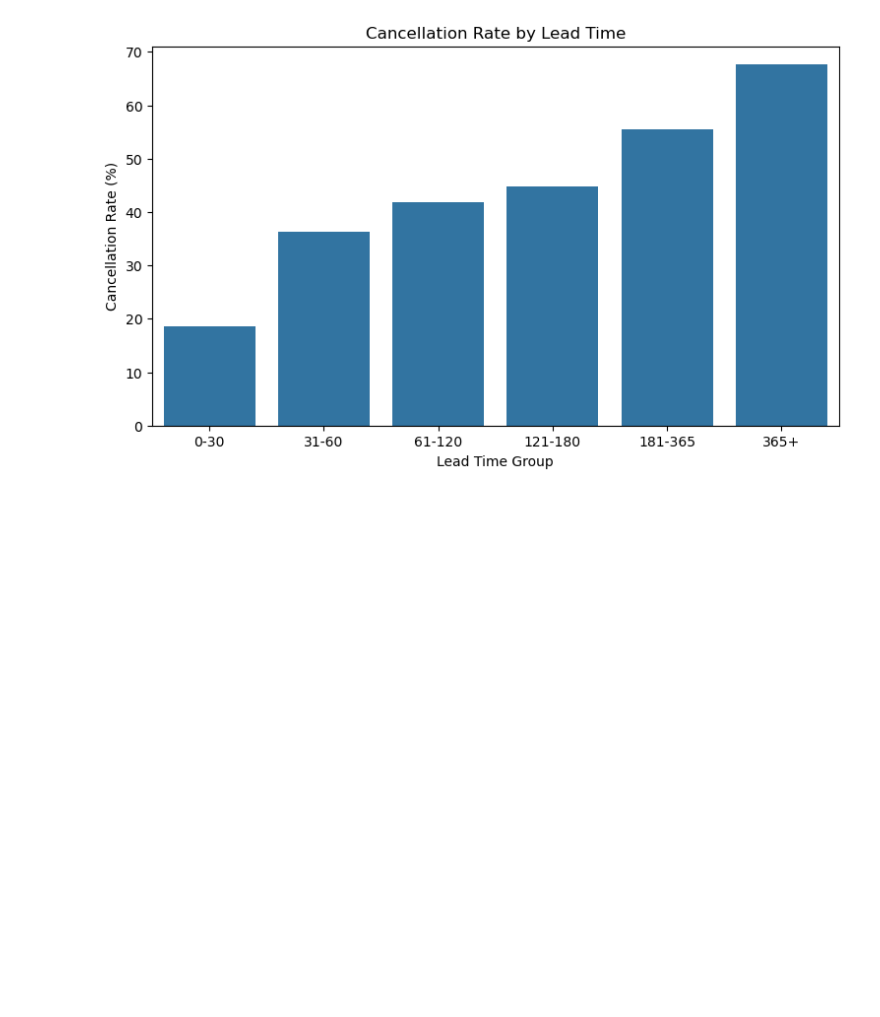
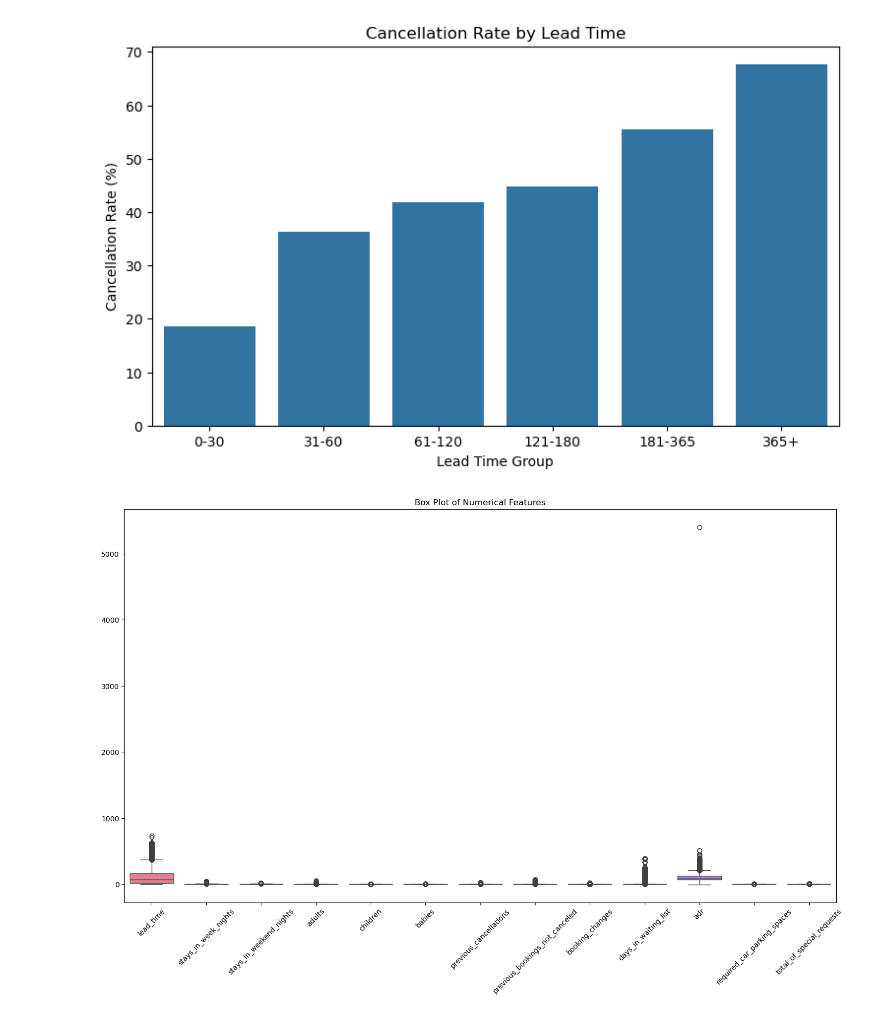
Before and after one commit to greeshavaishnavi09/Hotel_Booking_Cancellation_Prediction, a Jupyter notebook: research/02_eda.ipynb, the cells around one changed output. Cells and saved outputs as stored; diff of their text form; code cells hidden in the pictures; blank space fills up the shorter version.

```diff
--- a/research/02_eda.ipynb
+++ b/research/02_eda.ipynb
@@ -853,3 +853,30 @@ plt.ylabel("Cancellation Rate (%)")
 plt.show()
 # %% [output]
 [figure]
+# %%
+numerical_features = [                             # checking outliers for all the numeric values
+    "lead_time",
+    "stays_in_week_nights",
+    "stays_in_weekend_nights",
+    "adults",
+    "children",
+    "babies",
+    "previous_cancellations",
+    "previous_bookings_not_canceled",
+    "booking_changes",
+    "days_in_waiting_list",
+    "adr",
+    "required_car_parking_spaces",
+    "total_of_special_requests"
+]
+# %%
+plt.figure(figsize=(18, 10))                  #boxplot plot
+
+sns.boxplot(data=df[numerical_features])
+
+plt.xticks(rotation=45)
+plt.title("Box Plot of Numerical Features")
+
+plt.show()
+# %% [output]
+[figure, added]
```
Also changed, not shown: parts of 28 cells of this notebook.
